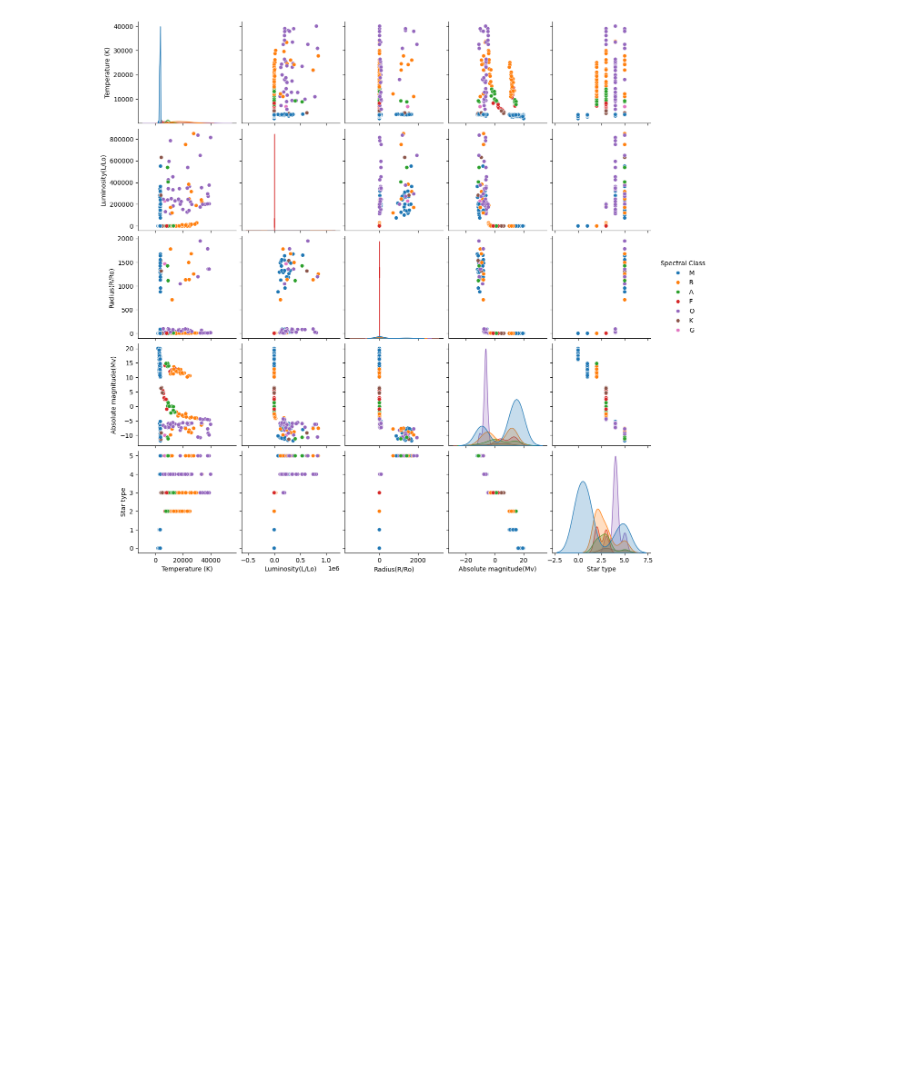
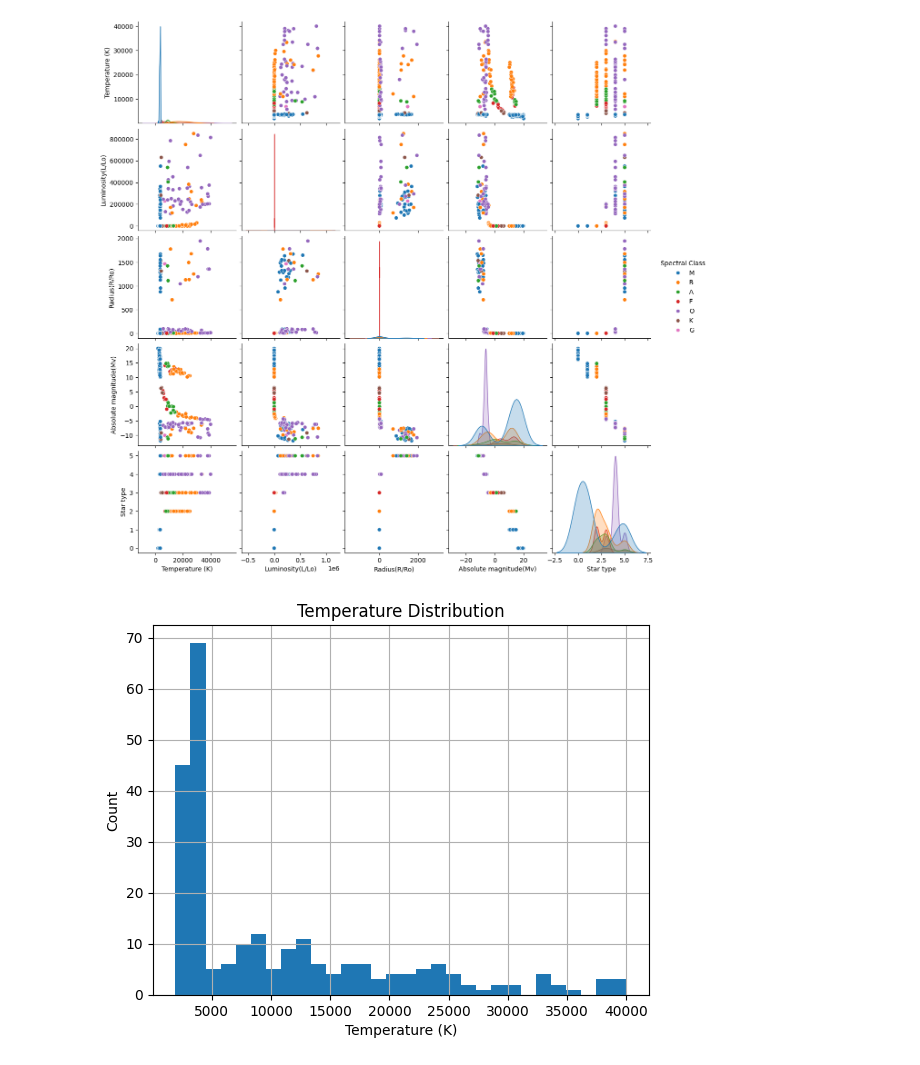
Before and after one commit to PeeKay26/Star-Class-Forest, a Jupyter notebook: notebooks/eda.ipynb, the cells around one changed output. Saved outputs shown, nothing was run; the diff lists cells and outputs as text; code cells hidden in the pictures; blank space fills up the shorter version.

```diff
--- a/notebooks/eda.ipynb
+++ b/notebooks/eda.ipynb
@@ -86,3 +110,11 @@ sns.pairplot(df,hue='Spectral Class')
 plt.show()
 # %% [output]
 [figure]
+# %%
+df['Temperature (K)'].hist(bins=30)
+plt.xlabel('Temperature (K)')
+plt.ylabel('Count')
+plt.title('Temperature Distribution')
+plt.show()
+# %% [output]
+[figure, added]
```
Also changed, not shown: parts of 4 cells of this notebook, 1 other file.
